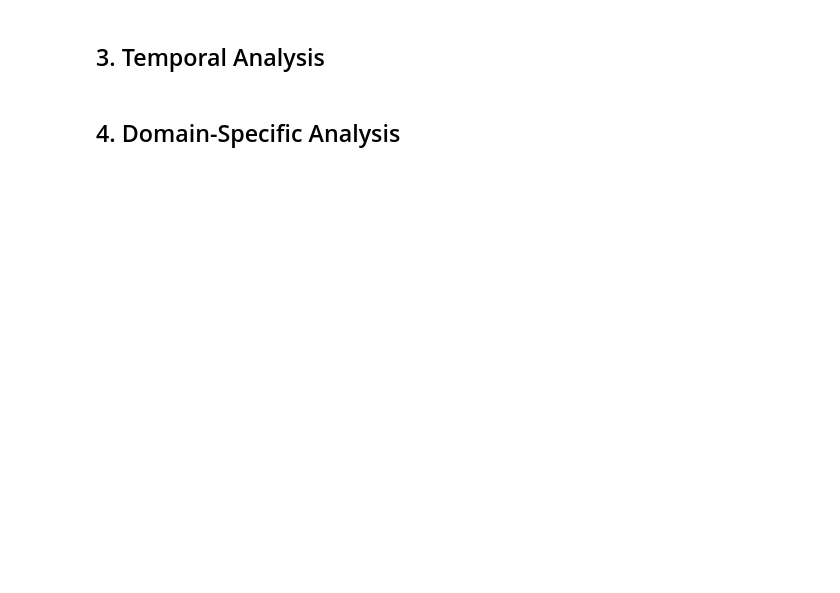
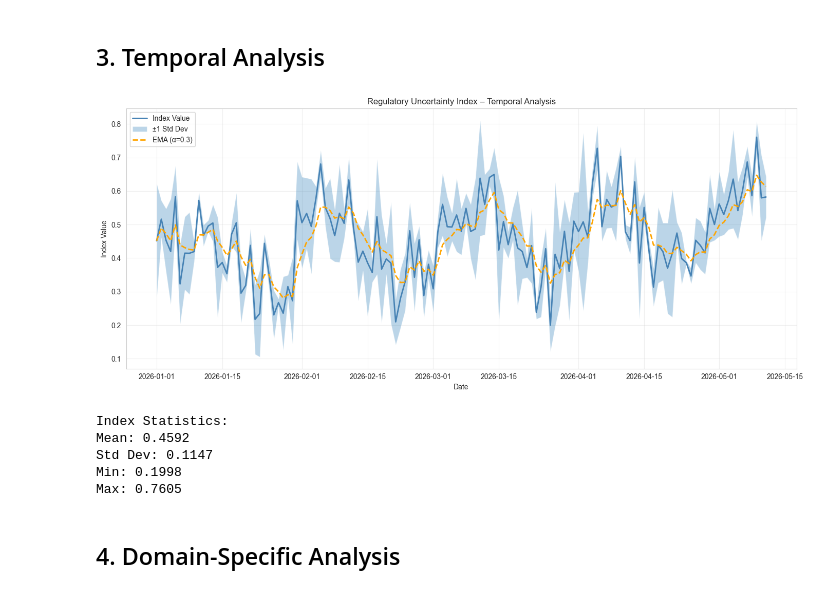
Before and after one commit to Yuri-Fernando/TRINITY, a Jupyter notebook: notebooks/exploratory_analysis.ipynb, the cells around one changed output. Cells and saved outputs as stored; diff of their text form; code cells hidden in the pictures; blank space fills up the shorter version.

```diff
--- a/notebooks/exploratory_analysis.ipynb
+++ b/notebooks/exploratory_analysis.ipynb
@@ -200,39 +108,48 @@ print(df_scores['score'].describe())
 # %% [markdown]
 ## 3. Temporal Analysis
 # %%
+# Daily aggregation
+daily_index = df.groupby(df['timestamp'].dt.date).agg({
+    'score': ['mean', 'std', 'count'],
+    'confidence': 'mean'
+}).reset_index()
+
+daily_index.columns = ['date', 'index_value', 'volatility', 'doc_count', 'avg_confidence']
+daily_index['date'] = pd.to_datetime(daily_index['date'])
+
+# Plot
 fig, ax = plt.subplots(figsize=(14, 6))
 
-ax.plot(rolling_index['date'], rolling_index['index_value'],
-        label='Index Value', linewidth=2, color='steelblue', marker='o', markersize=4)
+ax.plot(daily_index['date'], daily_index['index_value'], label='Index Value', linewidth=2, color='steelblue')
+ax.fill_between(daily_index['date'],
+                 daily_index['index_value'] - daily_index['volatility'],
+                 daily_index['index_value'] + daily_index['volatility'],
+                 alpha=0.3, label='±1 Std Dev')
 
-# Add smoothed line
-ax.plot(rolling_index['date'], rolling_index['smoothed_index'],
-        label='EMA Smoothed', linewidth=2.5, color='orange', linestyle='--')
+# Add EMA
+ema = daily_index['index_value'].ewm(alpha=0.3).mean()
+ax.plot(daily_index['date'], ema, label='EMA (α=0.3)', linewidth=2, color='orange', linestyle='--')
 
-# Volatility band
-ax.fill_between(rolling_index['date'],
-                rolling_index['index_value'] - rolling_index['volatility'],
-                rolling_index['index_value'] + rolling_index['volatility'],
-                alpha=0.2, color='steelblue', label='±1 Std Dev')
-
-ax.set_title('Regulatory Uncertainty Index – Temporal Analysis', fontsize=14, fontweight='bold')
+ax.set_title('Regulatory Uncertainty Index – Temporal Analysis')
 ax.set_xlabel('Date')
 ax.set_ylabel('Index Value')
-ax.legend(loc='best')
+ax.legend()
 ax.grid(True, alpha=0.3)
-ax.set_ylim([0, 1])
 
 plt.tight_layout()
-plt.savefig('../data/processed/temporal_index.png', dpi=150, bbox_inches='tight')
 plt.show()
 
 print(f"\nIndex Statistics:")
-print(f"Mean: {rolling_index['index_value'].mean():.4f}")
-print(f"Std Dev: {rolling_index['index_value'].std():.4f}")
-print(f"Min: {rolling_index['index_value'].min():.4f}")
-print(f"Max: {rolling_index['index_value'].max():.4f}")
-print(f"\nVolatility Statistics:")
-print(f"Mean volatility: {rolling_index['volatility'].mean():.4f}")
-print(f"Max volatility: {rolling_index['volatility'].max():.4f}")
+print(f"Mean: {daily_index['index_value'].mean():.4f}")
+print(f"Std Dev: {daily_index['index_value'].std():.4f}")
+print(f"Min: {daily_index['index_value'].min():.4f}")
+print(f"Max: {daily_index['index_value'].max():.4f}")
+# %% [output]
+[figure, added]
+Index Statistics:
+Mean: 0.4592
+Std Dev: 0.1147
+Min: 0.1998
+Max: 0.7605
 # %% [markdown]
 ## 4. Domain-Specific Analysis
```
Also changed, not shown: parts of 23 cells of this notebook, 3 other files.
